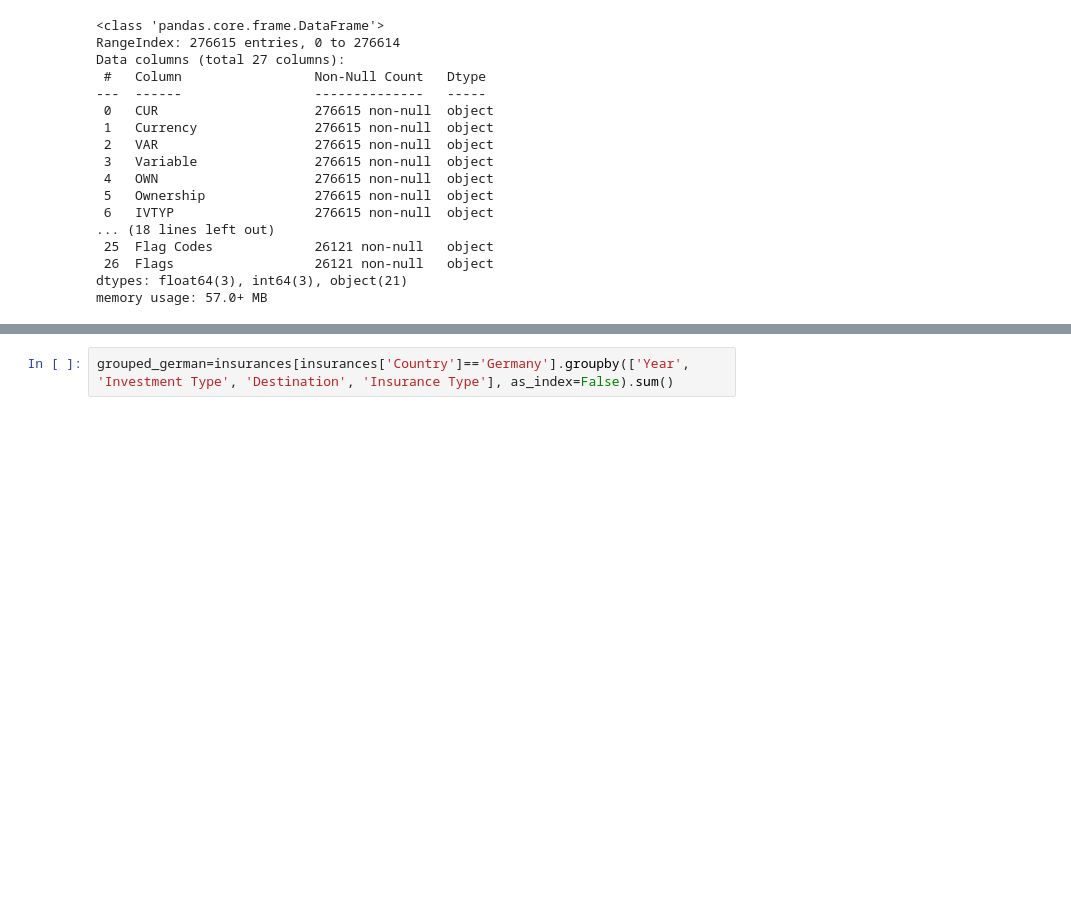
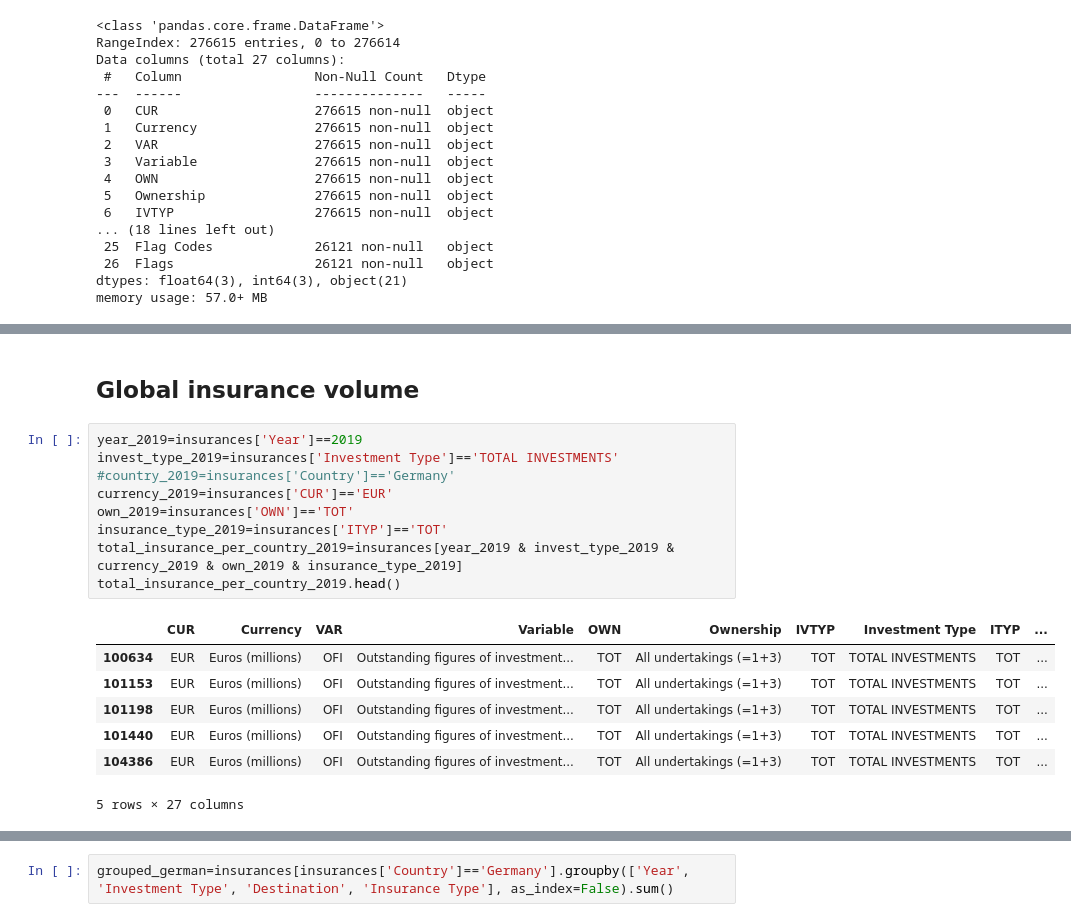
Before and after one commit to looreen/insurances, a Jupyter notebook: insurances.ipynb, the cells around one changed output, grey strips where cells are left out. Drawn from its saved outputs; the diff is of its cells as text; blank space fills up the shorter version.

```diff
--- a/insurances.ipynb
+++ b/insurances.ipynb
@@ -81,0 +102,19 @@ print(insurances['Destination'].unique())
+# %% [markdown]
+## Global insurance volume
+# %%
+year_2019=insurances['Year']==2019
+invest_type_2019=insurances['Investment Type']=='TOTAL INVESTMENTS'
+#country_2019=insurances['Country']=='Germany'
+currency_2019=insurances['CUR']=='EUR'
+own_2019=insurances['OWN']=='TOT'
+insurance_type_2019=insurances['ITYP']=='TOT'
+total_insurance_per_country_2019=insurances[year_2019 & invest_type_2019 & currency_2019 & own_2019 & insurance_type_2019]
+total_insurance_per_country_2019.head()
+# %% [output]
+|  | CUR | Currency | VAR | Variable | OWN | Ownership | IVTYP | Investment Type | ITYP | ... |
+| 100634 | EUR | Euros (millions) | OFI | Outstanding figures of investment... | TOT | All undertakings (=1+3) | TOT | TOTAL INVESTMENTS | TOT | ... |
+| 101153 | EUR | Euros (millions) | OFI | Outstanding figures of investment... | TOT | All undertakings (=1+3) | TOT | TOTAL INVESTMENTS | TOT | ... |
+| 101198 | EUR | Euros (millions) | OFI | Outstanding figures of investment... | TOT | All undertakings (=1+3) | TOT | TOTAL INVESTMENTS | TOT | ... |
+| 101440 | EUR | Euros (millions) | OFI | Outstanding figures of investment... | TOT | All undertakings (=1+3) | TOT | TOTAL INVESTMENTS | TOT | ... |
+| 104386 | EUR | Euros (millions) | OFI | Outstanding figures of investment... | TOT | All undertakings (=1+3) | TOT | TOTAL INVESTMENTS | TOT | ... |
+5 rows × 27 columns
```
Also changed, not shown: parts of 11 cells of this notebook, 1 other file.
